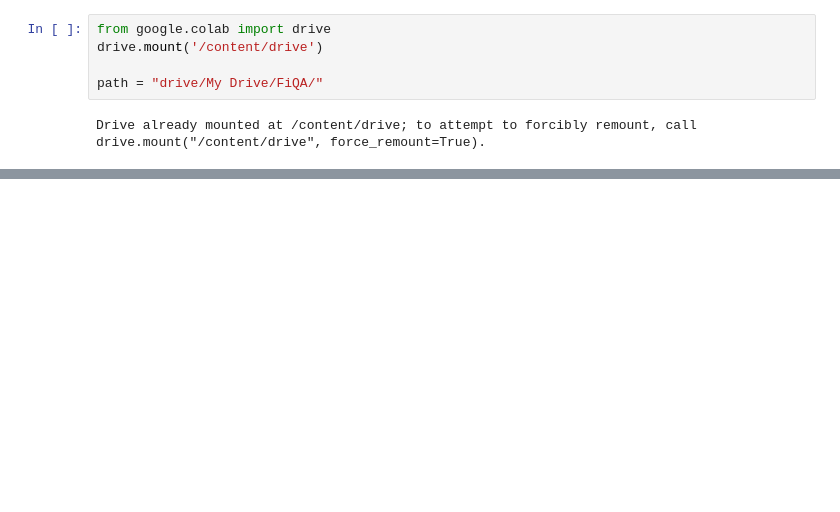
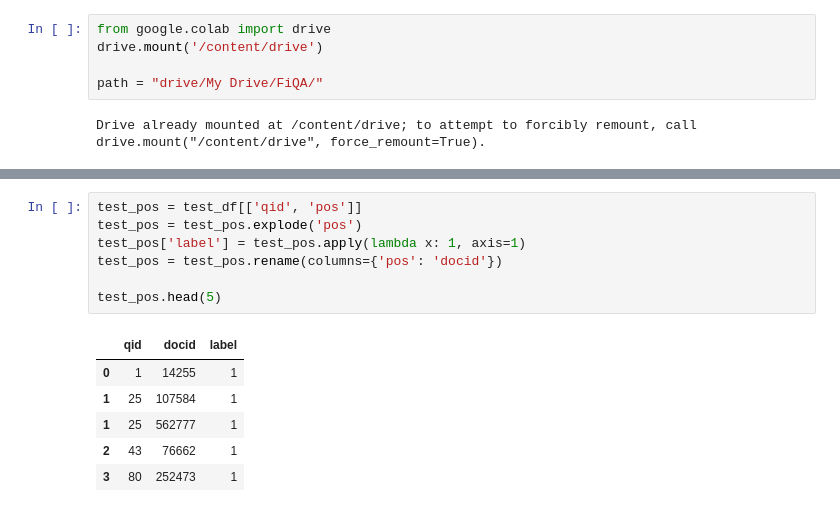
Before and after one commit to yuanbit/FinBERT-QA, a Jupyter notebook: bertQA.ipynb, the cells around one changed output, grey strips where cells are left out. Saved outputs shown, nothing was run; the diff lists cells and outputs as text; blank space fills up the shorter version.

```diff
--- a/bertQA.ipynb
+++ b/bertQA.ipynb
@@ -237,0 +617,14 @@ print('Token IDs:', input_ids[0])
+# %%
+test_pos = test_df[['qid', 'pos']]
+test_pos = test_pos.explode('pos')
+test_pos['label'] = test_pos.apply(lambda x: 1, axis=1)
+test_pos = test_pos.rename(columns={'pos': 'docid'})
+
+test_pos.head(5)
+# %% [output]
+|  | qid | docid | label |
+| 0 | 1 | 14255 | 1 |
+| 1 | 25 | 107584 | 1 |
+| 1 | 25 | 562777 | 1 |
+| 2 | 43 | 76662 | 1 |
+| 3 | 80 | 252473 | 1 |
```
Also changed, not shown: parts of 45 cells of this notebook.
